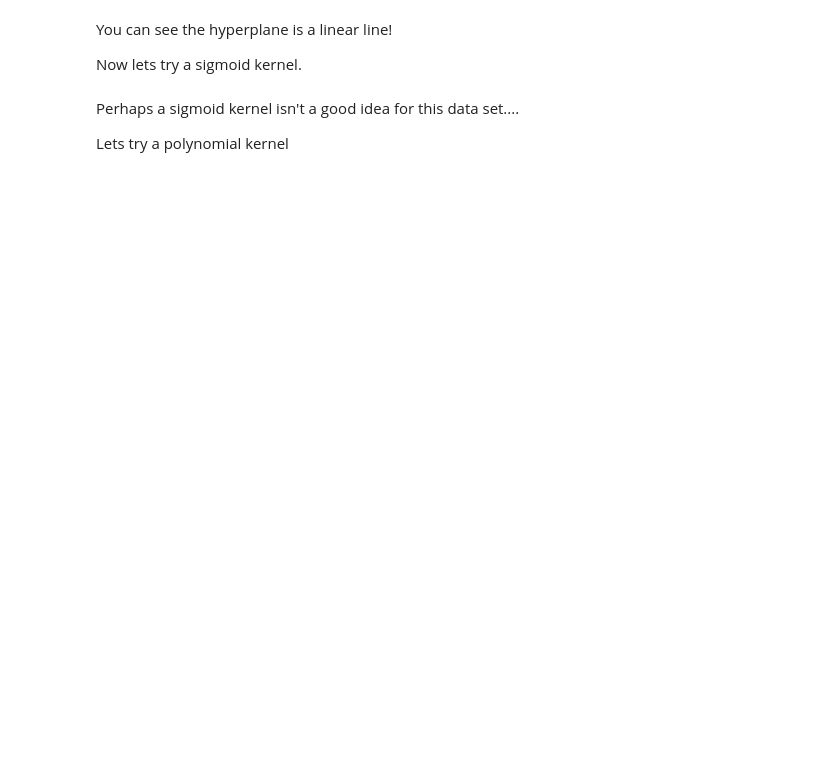
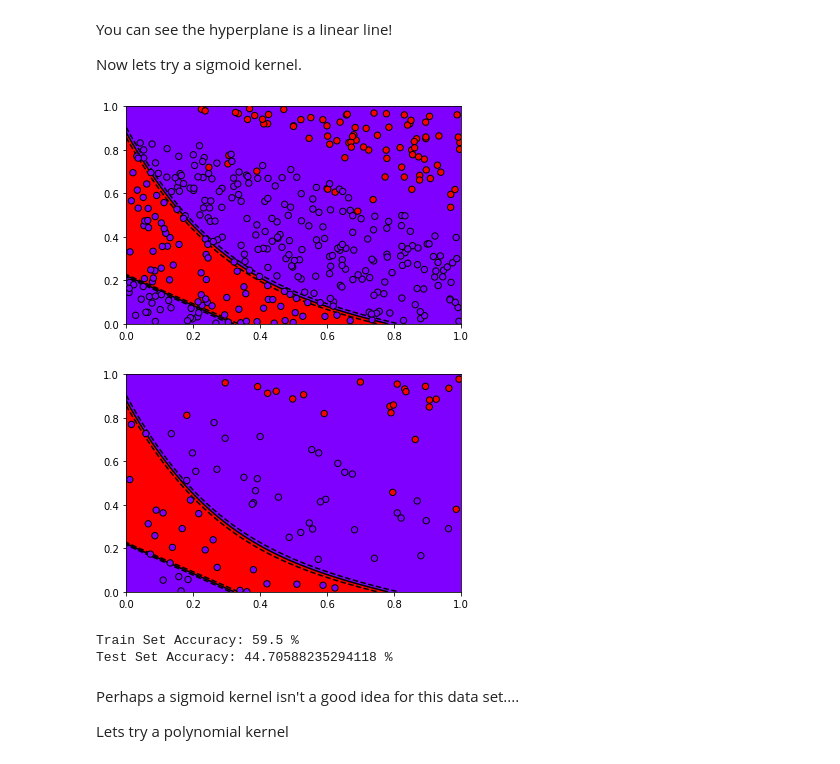
Before and after one commit to quocthang0507/Machine-Learning, a Jupyter notebook: ML Crash Course Python Programming Exercises/07. Advanced SVMs - Python.ipynb, the cells around one changed output. Drawn from its saved outputs; the diff is of its cells as text; code cells hidden in the pictures; blank space fills up the shorter version.

```diff
--- a/ML Crash Course Python Programming Exercises/07. Advanced SVMs - Python.ipynb
+++ b/ML Crash Course Python Programming Exercises/07. Advanced SVMs - Python.ipynb
@@ -305,10 +310,15 @@ Now lets try a sigmoid kernel.
 # %%
 # Make a new sigmoid SVM model
 
 ###--- REPLACE THE ??? BELOW WITH 'sigmoid' (INCLUDING THE QUOTES) ---###
-SVM_Model = svm.SVC(kernel = ???, gamma = 4, coef0 = 0).fit(train_X, train_Y)
+SVM_Model = svm.SVC(kernel = 'sigmoid', gamma = 4, coef0 = 0).fit(train_X, train_Y)
 ###
 assess_SVM(SVM_Model)
+# %% [output]
+[figure, added]
+[figure, added]
+Train Set Accuracy: 59.5 %
+Test Set Accuracy: 44.70588235294118 %
 # %% [markdown]
 Perhaps a sigmoid kernel isn't a good idea for this data set....
 
```
Also changed, not shown: parts of 2 cells of this notebook, 6 other files.
